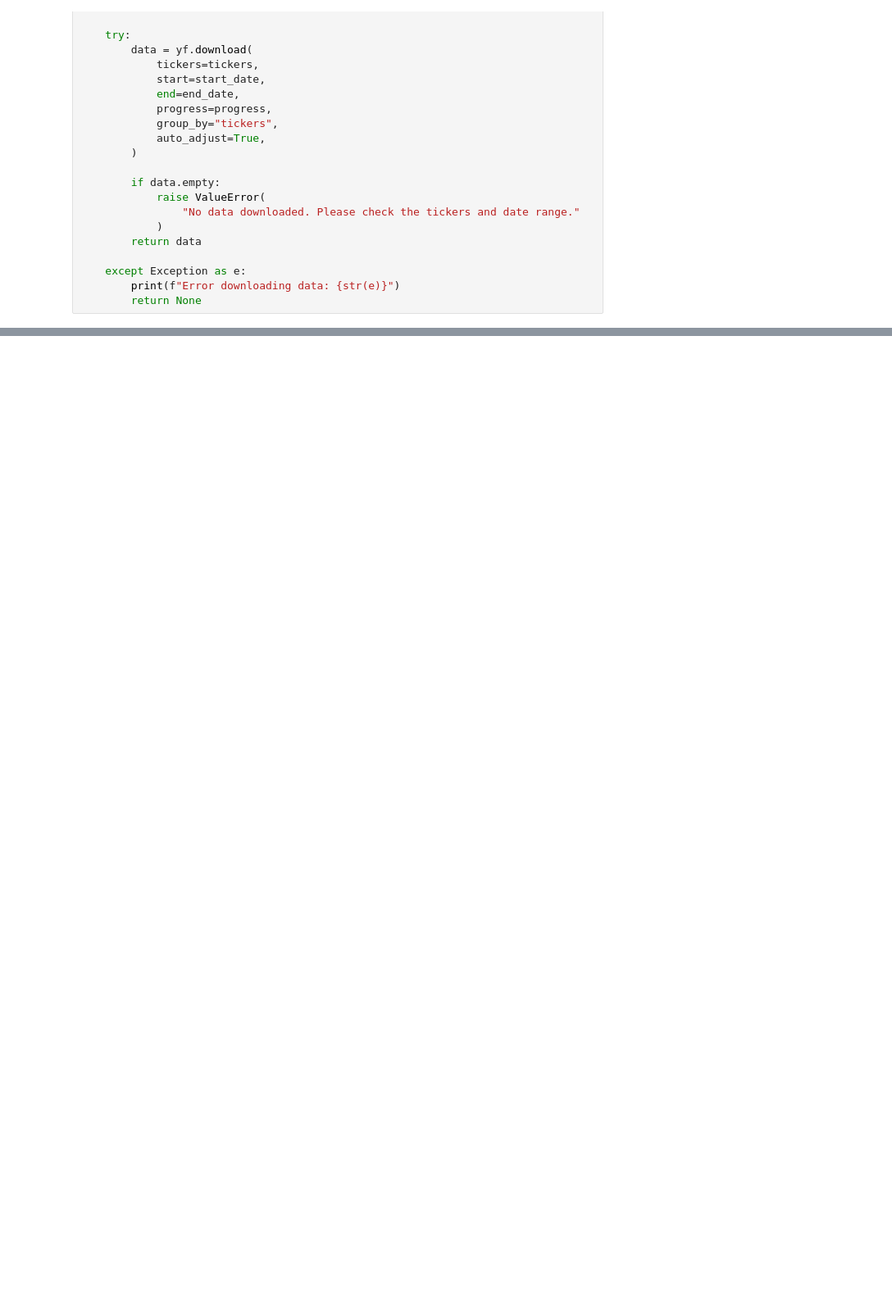
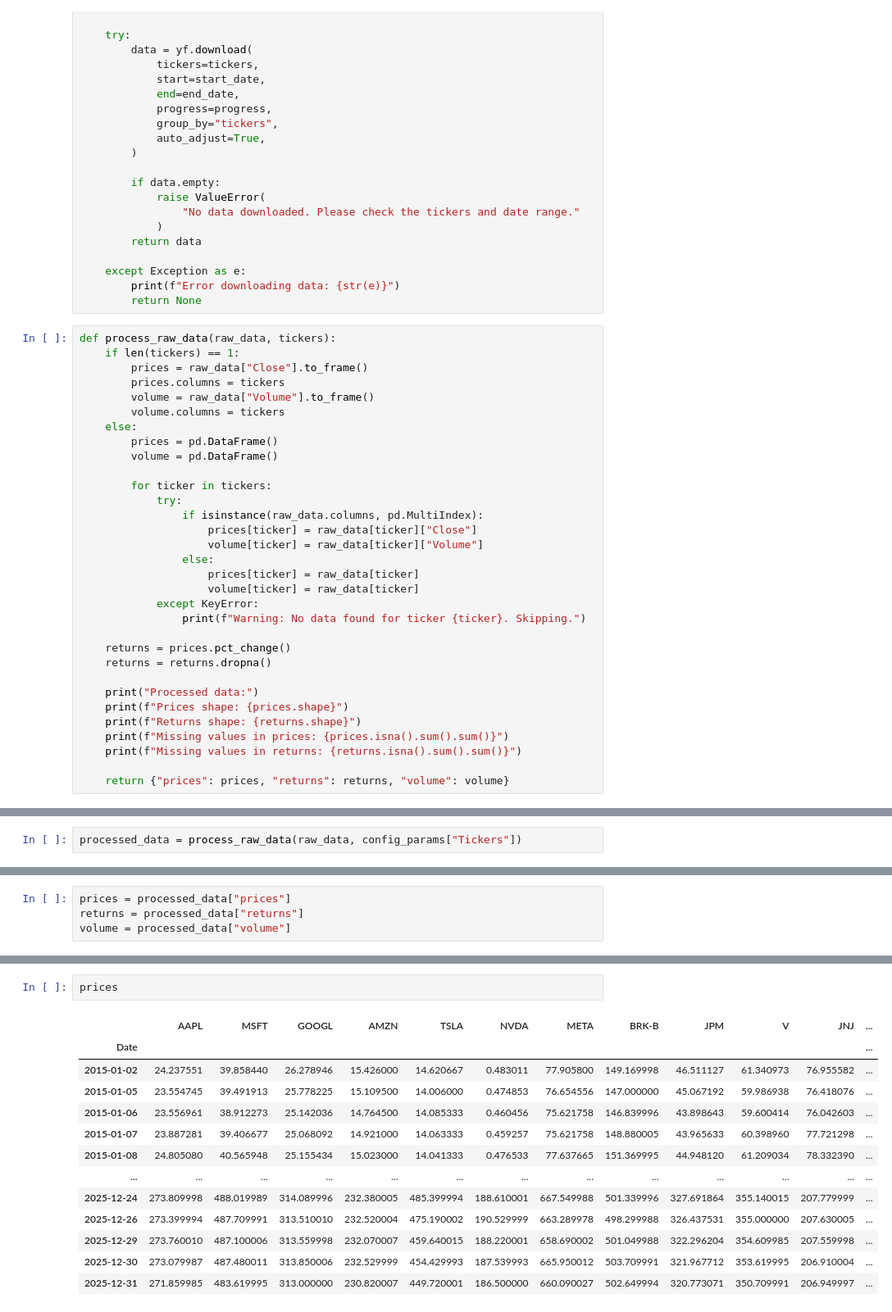
Before and after one commit to m-crr/Portfolio-Optimisation, a Jupyter notebook: Notebooks/data_collection.ipynb, the cells around one changed output, grey strips where cells are left out. Shown at 82% size. Cells and saved outputs as stored; diff of their text form; blank space fills up the shorter version.

```diff
--- a/Notebooks/data_collection.ipynb
+++ b/Notebooks/data_collection.ipynb
@@ -82,6 +82,38 @@ def download_data(tickers, start_date, end_date, progress=True):
     except Exception as e:
         print(f"Error downloading data: {str(e)}")
         return None
+# %%
+def process_raw_data(raw_data, tickers):
+    if len(tickers) == 1:
+        prices = raw_data["Close"].to_frame()
+        prices.columns = tickers
+        volume = raw_data["Volume"].to_frame()
+        volume.columns = tickers
+    else:
+        prices = pd.DataFrame()
+        volume = pd.DataFrame()
+
+        for ticker in tickers:
+            try:
+                if isinstance(raw_data.columns, pd.MultiIndex):
+                    prices[ticker] = raw_data[ticker]["Close"]
+                    volume[ticker] = raw_data[ticker]["Volume"]
+                else:
+                    prices[ticker] = raw_data[ticker]
+                    volume[ticker] = raw_data[ticker]
+            except KeyError:
+                print(f"Warning: No data found for ticker {ticker}. Skipping.")
+
+    returns = prices.pct_change()
+    returns = returns.dropna()
+
+    print("Processed data:")
+    print(f"Prices shape: {prices.shape}")
+    print(f"Returns shape: {returns.shape}")
+    print(f"Missing values in prices: {prices.isna().sum().sum()}")
+    print(f"Missing values in returns: {returns.isna().sum().sum()}")
+
+    return {"prices": prices, "returns": returns, "volume": volume}
 # %%
 raw_data = download_data(
     tickers=config_params["Tickers"],
@@ -111 +143,3 @@ Tickers: AAPL, MSFT, GOOGL, AMZN, TSLA, NVDA, META, BRK-B, JPM, V, JNJ, LLY, UNH
 2766 rows × 95 columns
+# %%
+processed_data = process_raw_data(raw_data, config_params["Tickers"])
@@ -111,0 +172,4 @@ Tickers: AAPL, MSFT, GOOGL, AMZN, TSLA, NVDA, META, BRK-B, JPM, V, JNJ, LLY, UNH
+# %%
+prices = processed_data["prices"]
+returns = processed_data["returns"]
+volume = processed_data["volume"]
@@ -111,0 +239,16 @@ Tickers: AAPL, MSFT, GOOGL, AMZN, TSLA, NVDA, META, BRK-B, JPM, V, JNJ, LLY, UNH
+# %%
+prices
+# %% [output]
+|  | AAPL | MSFT | GOOGL | AMZN | TSLA | NVDA | META | BRK-B | JPM | V | JNJ | ... |
+| Date |  |  |  |  |  |  |  |  |  |  |  | ... |
+| 2015-01-02 | 24.237551 | 39.858440 | 26.278946 | 15.426000 | 14.620667 | 0.483011 | 77.905800 | 149.169998 | 46.511127 | 61.340973 | 76.955582 | ... |
+| 2015-01-05 | 23.554745 | 39.491913 | 25.778225 | 15.109500 | 14.006000 | 0.474853 | 76.654556 | 147.000000 | 45.067192 | 59.986938 | 76.418076 | ... |
+| 2015-01-06 | 23.556961 | 38.912273 | 25.142036 | 14.764500 | 14.085333 | 0.460456 | 75.621758 | 146.839996 | 43.898643 | 59.600414 | 76.042603 | ... |
+| 2015-01-07 | 23.887281 | 39.406677 | 25.068092 | 14.921000 | 14.063333 | 0.459257 | 75.621758 | 148.880005 | 43.965633 | 60.398960 | 77.721298 | ... |
+| 2015-01-08 | 24.805080 | 40.565948 | 25.155434 | 15.023000 | 14.041333 | 0.476533 | 77.637665 | 151.369995 | 44.948120 | 61.209034 | 78.332390 | ... |
+| ... | ... | ... | ... | ... | ... | ... | ... | ... | ... | ... | ... | ... |
+| 2025-12-24 | 273.809998 | 488.019989 | 314.089996 | 232.380005 | 485.399994 | 188.610001 | 667.549988 | 501.339996 | 327.691864 | 355.140015 | 207.779999 | ... |
+| 2025-12-26 | 273.399994 | 487.709991 | 313.510010 | 232.520004 | 475.190002 | 190.529999 | 663.289978 | 498.299988 | 326.437531 | 355.000000 | 207.630005 | ... |
+| 2025-12-29 | 273.760010 | 487.100006 | 313.559998 | 232.070007 | 459.640015 | 188.220001 | 658.690002 | 501.049988 | 322.296204 | 354.609985 | 207.559998 | ... |
+| 2025-12-30 | 273.079987 | 487.480011 | 313.850006 | 232.529999 | 454.429993 | 187.539993 | 665.950012 | 503.709991 | 321.967712 | 353.619995 | 206.910004 | ... |
+| 2025-12-31 | 271.859985 | 483.619995 | 313.000000 | 230.820007 | 449.720001 | 186.500000 | 660.090027 | 502.649994 | 320.773071 | 350.709991 | 206.949997 | ... |
```
Also changed, not shown: parts of 10 cells of this notebook.
